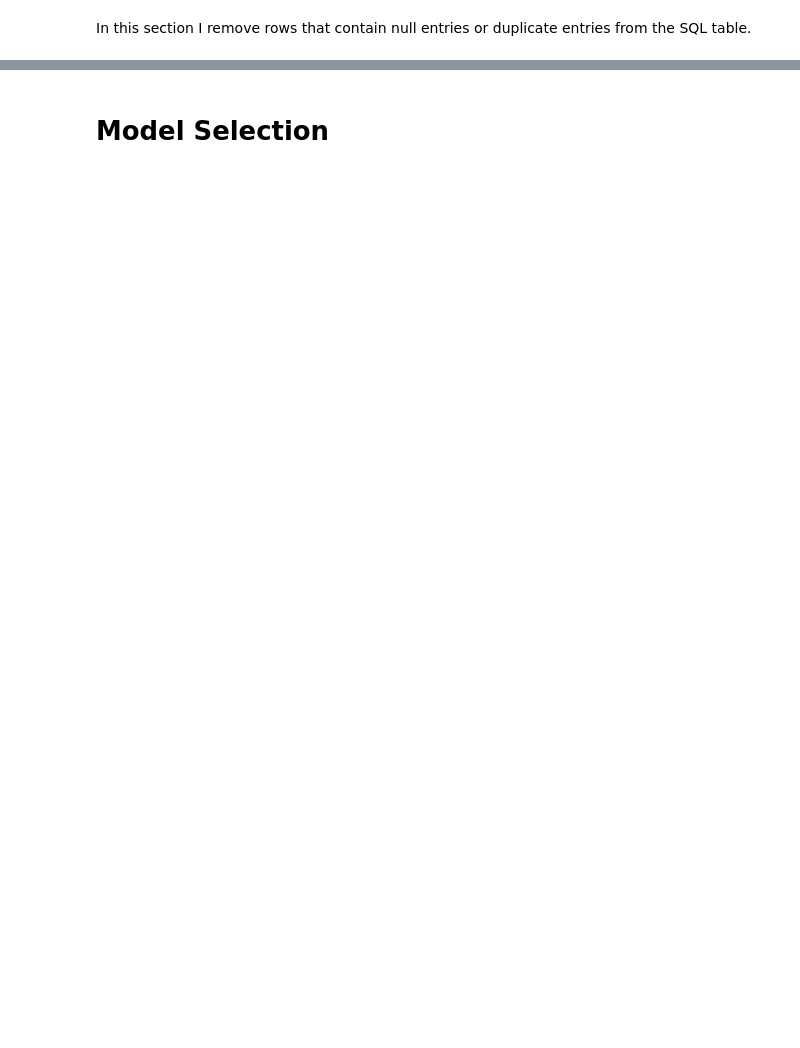
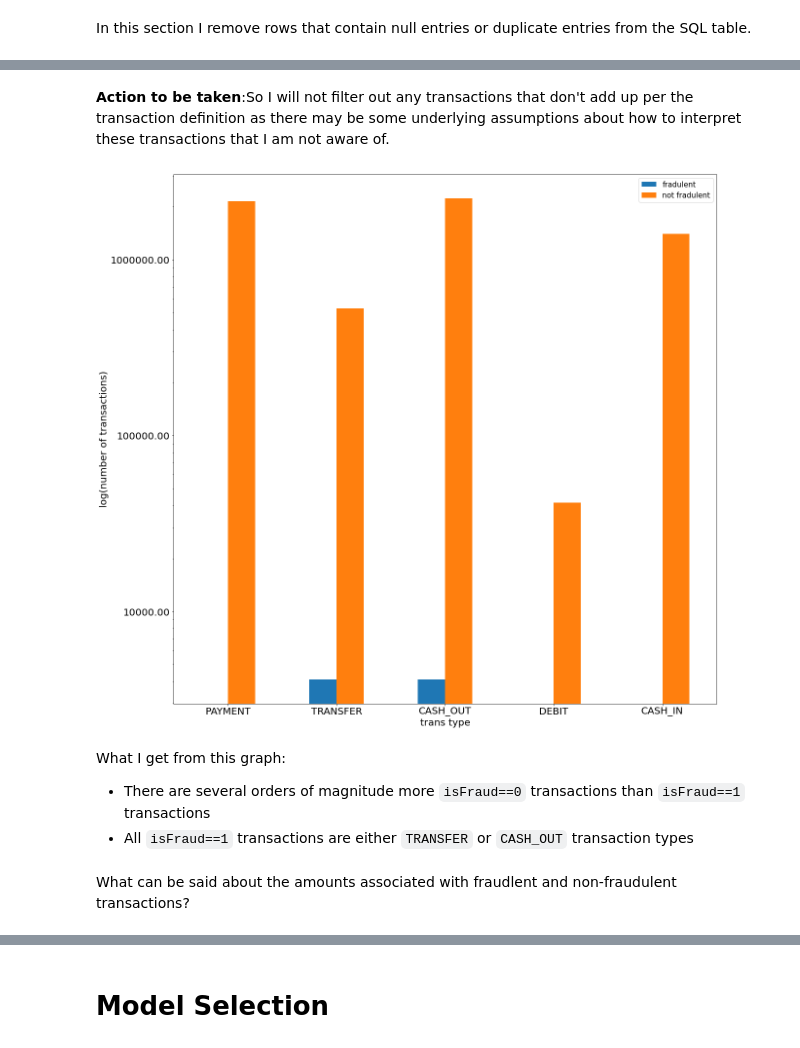
Before and after one commit to michael-a-green/Metis_Project3, a Jupyter notebook: Source/Project3_Final.ipynb, the cells around one changed output, grey strips where cells are left out. Saved outputs shown, nothing was run; the diff lists cells and outputs as text; code cells hidden in the pictures; blank space fills up the shorter version.

```diff
--- a/Source/Project3_Final.ipynb
+++ b/Source/Project3_Final.ipynb
@@ -370,0 +555,49 @@ done removing duplicates
+# %% [markdown]
+**Action to be taken**:So I will not filter out any transactions that don't add up per the transaction definition as there may be some underlying assumptions about how to interpret these transactions that I am not aware of.
+# %%
+fraud_counts_dict = {}
+notfraud_counts_dict = {}
+transtypes = paysim_data_df["transtype"].unique()
+#transtypes = transtypes.to_pandas()
+
+for transtype in list(transtypes):
+    numb_of_fraud_nofraud = paysim_data_df[ paysim_data_df["transtype"] == transtype ]["isFraud"].value_counts()
+    #print(type(numb_of_fraud_nofraud))
+
+    if numb_of_fraud_nofraud.get(1):
+        fraud_counts_dict[transtype] = numb_of_fraud_nofraud[1]
+    else:
+        fraud_counts_dict[transtype] = 0
+
+    if numb_of_fraud_nofraud.get(0):
+        notfraud_counts_dict[transtype] = numb_of_fraud_nofraud[0]
+    else:
+        notfraud_counts_dict[transtype] = 0
+# %%
+col_names = ["type","fraud","notfraud"]
+rows = [
+    list(notfraud_counts_dict.keys()),
+    list(fraud_counts_dict.values()),
+    list(notfraud_counts_dict.values())
+]
+# %%
+thefinal_dict = dict(zip(col_names,rows))
+
+myplot_df = pd.DataFrame(thefinal_dict)
+myplot_df = myplot_df.set_index("type")
+myplot_df.plot(kind='bar',figsize=(20,20),logy=True,fontsize=20)
+#plt.figure(figsize=(20,20))
+plt.ylabel("log(number of transactions)",fontsize=20)
+plt.xlabel("trans type",fontsize=20)
+plt.legend(["fradulent","not fradulent"],fontsize=15)
+plt.gca().yaxis.set_major_formatter(ticker.FormatStrFormatter('%.2f'))
+plt.gca().xaxis.set_tick_params(rotation=0)
+plt.savefig('fraud_not_fraud_per_xfer.png')
+# %% [output]
+[figure, added]
+# %% [markdown]
+What I get from this graph:
+* There are several orders of magnitude more `isFraud==0` transactions than `isFraud==1` transactions
+* All `isFraud==1` transactions are either `TRANSFER` or `CASH_OUT` transaction types
+# %% [markdown]
+What can be said about the amounts associated with fraudlent and non-fraudulent transactions?
```
Also changed, not shown: parts of 84 cells of this notebook.
